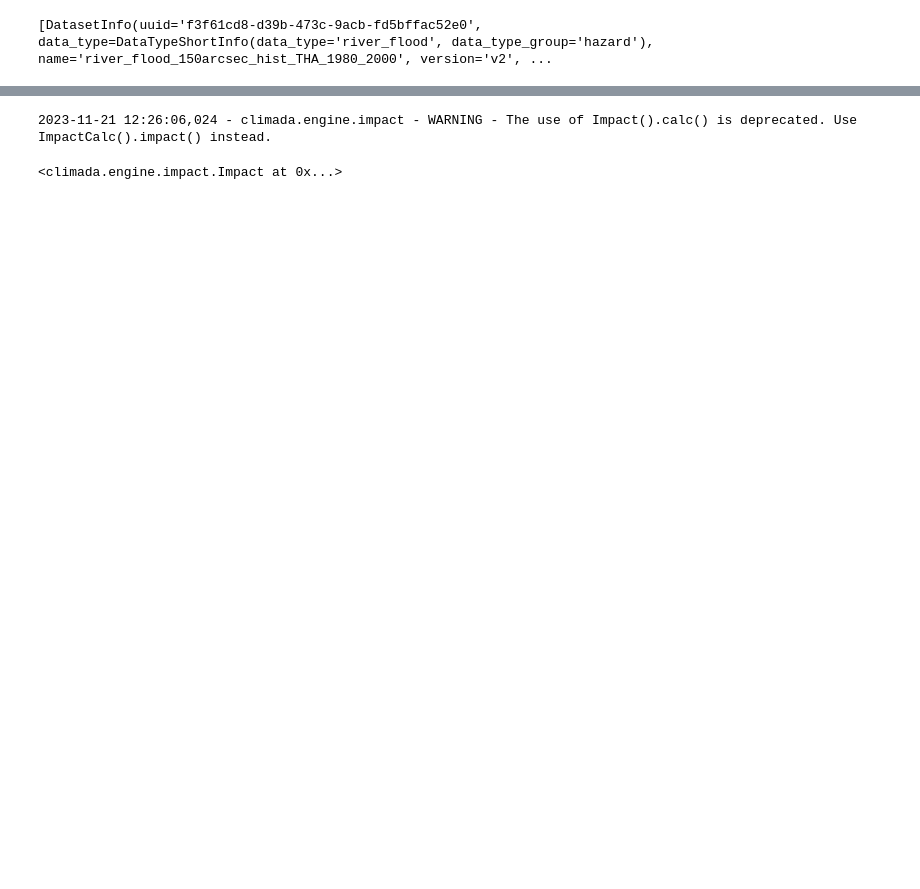
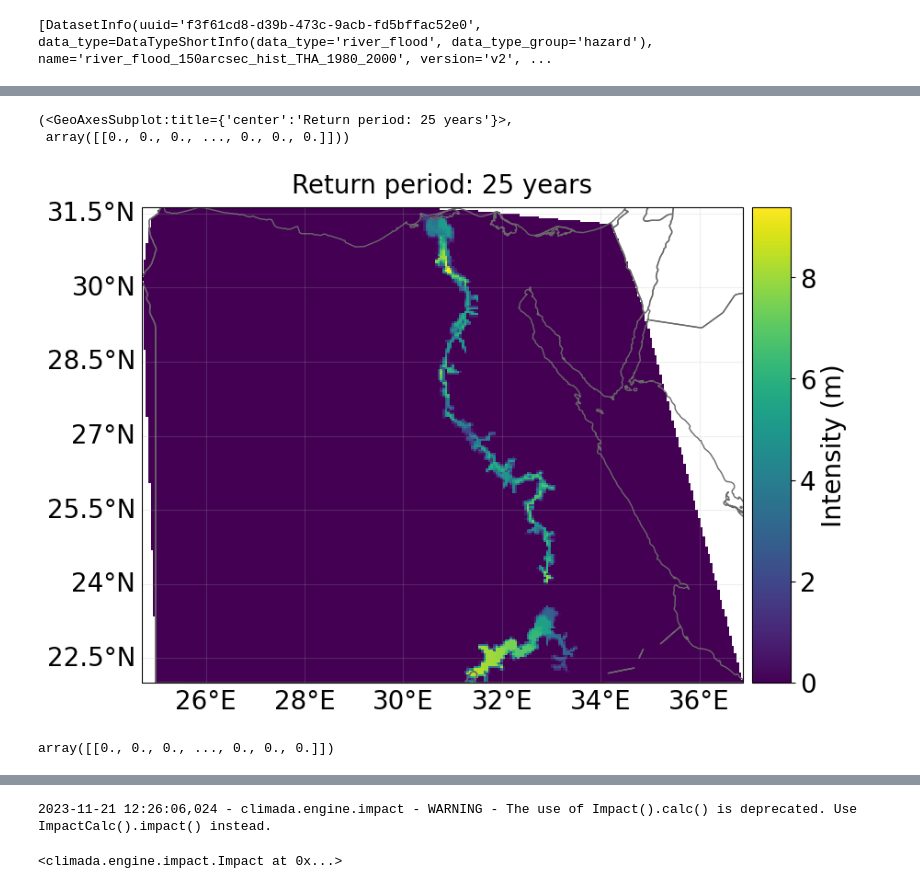
Before and after one commit to gkalomalos/ERA_projects_SWORD, a Jupyter notebook: backend/dev.ipynb, the cells around one changed output, grey strips where cells are left out. Saved outputs shown, nothing was run; the diff lists cells and outputs as text; code cells hidden in the pictures; blank space fills up the shorter version.

```diff
--- a/backend/dev.ipynb
+++ b/backend/dev.ipynb
@@ -137,0 +158,10 @@ hazard = client.get_hazard(
+# %%
+hazard.plot_rp_intensity((25,))
+# %% [output]
+(<GeoAxesSubplot:title={'center':'Return period: 25 years'}>,
+ array([[0., 0., 0., ..., 0., 0., 0.]]))
+[figure, added]
+# %%
+hazard.local_exceedance_inten((250,))
+# %% [output]
+array([[0., 0., 0., ..., 0., 0., 0.]])
```
Also changed, not shown: parts of 16 cells of this notebook, 1 other file.
